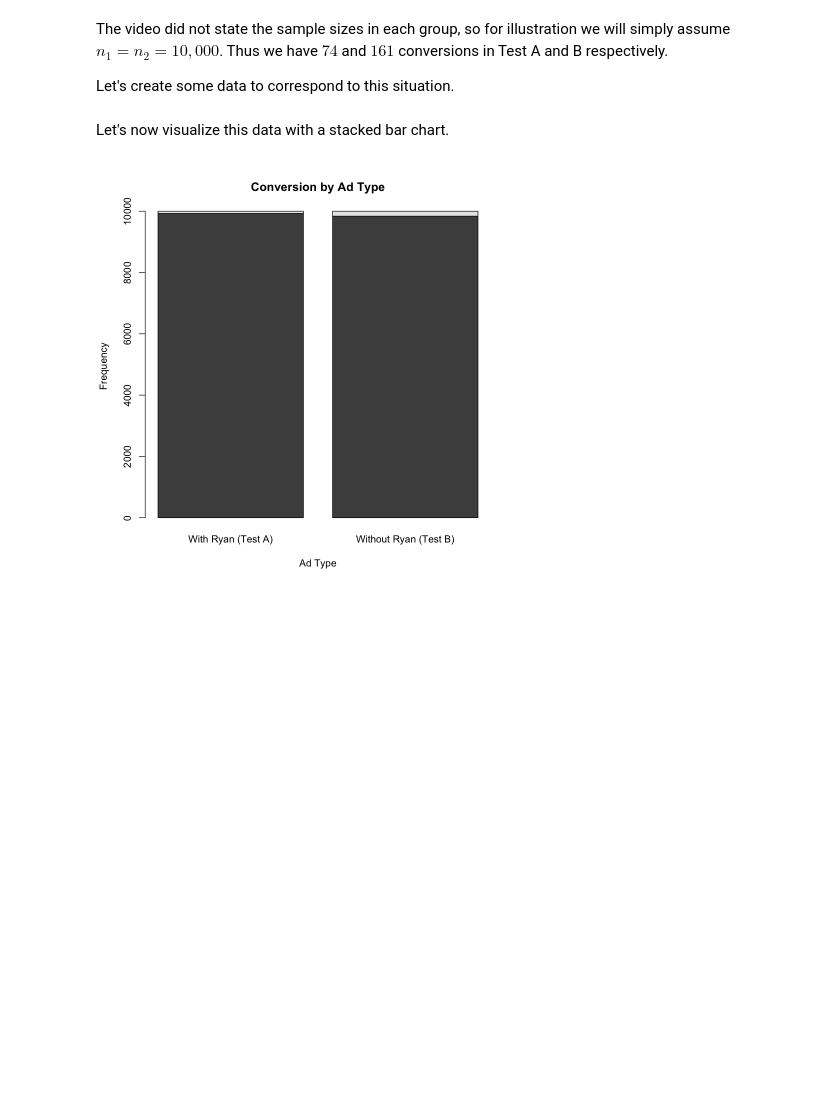
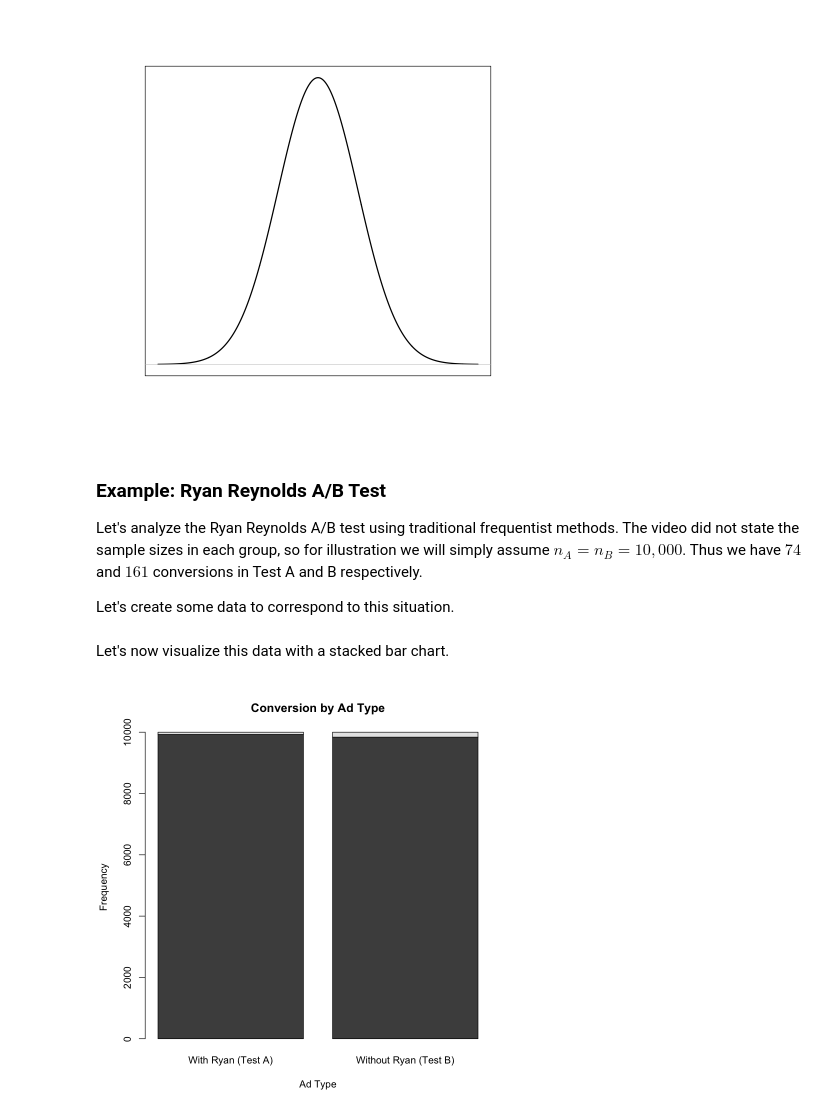
Before and after one commit to ntstevens/Bayesian_AB_Testing, a Jupyter notebook: Bayesian Methods in AB Testing.ipynb, the cells around one changed output. Saved outputs shown, nothing was run; the diff lists cells and outputs as text; code cells hidden in the pictures; blank space fills up the shorter version.

```diff
--- a/Bayesian Methods in AB Testing.ipynb
+++ b/Bayesian Methods in AB Testing.ipynb
@@ -110,5 +126,18 @@ In this video we learn that "Test B", the ad without Ryan lead to a conversion r
+# %%
+plot(x = seq(-4,4,0.01), y = dnorm(x = seq(-4,4,0.01)), type = "l", lwd = 2,
+     main = "", xlab = "", ylab = "", xaxt = "n", yaxt = "n")
+abline(h = 0, col = "lightgrey")
+# t=1
+# segments(x0 = t, y0 = 0, x1 = t, y1 = dnorm(t), lwd = 2, col = "red")
+# polygon(c(seq(t,4,0.01), 4, t), c(dnorm(seq(t,4,0.01)),0,0), col="red")
+# legend("topright", bty = "n", pch = 15, col = "red",
+#       legend = paste0("p-value = ", round(pnorm(t, lower.tail = FALSE),4)))
+# %% [output]
+[figure, added]
 # %% [markdown]
-The video did not state the sample sizes in each group, so for illustration we will simply assume $n_1=n_2=10,000$. Thus we have $74$ and $161$ conversions in Test A and B respectively.
+### Example: Ryan Reynolds A/B Test
+
+Let's analyze the Ryan Reynolds A/B test using traditional frequentist methods. The video did not state the sample sizes in each group, so for illustration we will simply assume $n_A=n_B=10,000$. Thus we have $74$ and $161$ conversions in Test A and B respectively.
 
 Let's create some data to correspond to this situation.
 # %%
```
Also changed, not shown: parts of 11 cells of this notebook.
